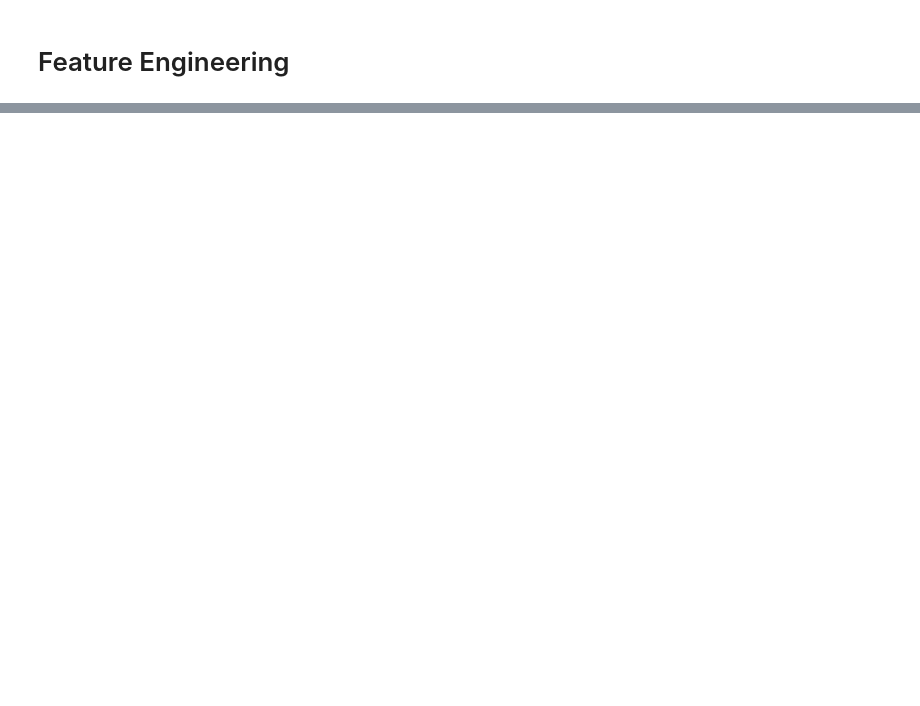
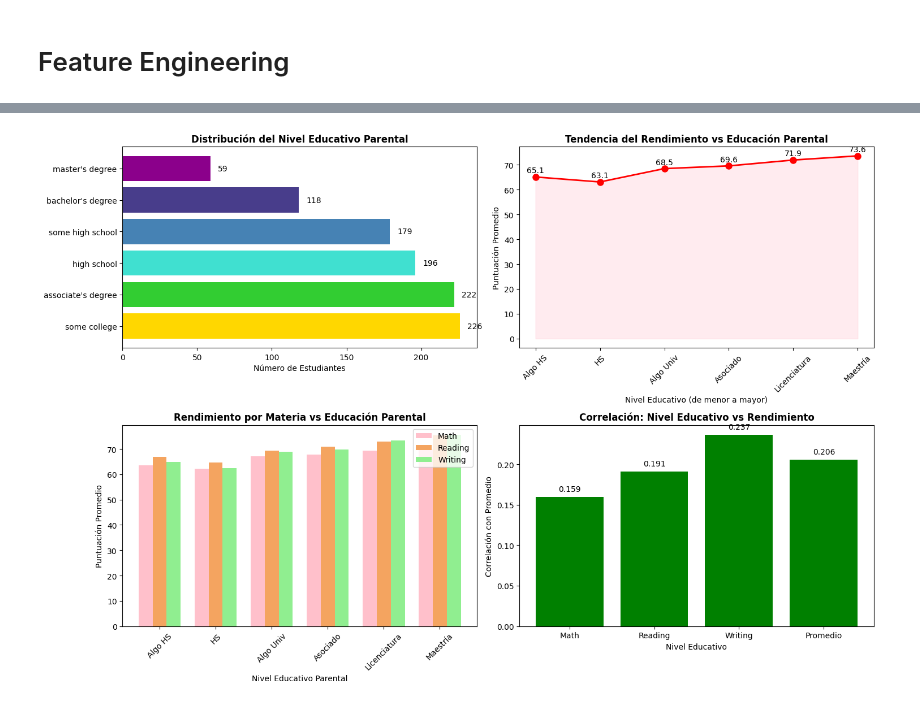
Before and after one commit to Brayan8Ch/-proyectodg, a Jupyter notebook: challenge_dg_v1.ipynb, the cells around one changed output, grey strips where cells are left out. Saved outputs shown, nothing was run; the diff lists cells and outputs as text; code cells hidden in the pictures; blank space fills up the shorter version.

```diff
--- a/challenge_dg_v1.ipynb
+++ b/challenge_dg_v1.ipynb
@@ -225,0 +331,63 @@ print(df.head())
+# %%
+# Análisis del Nivel Educativo Parental y su Impacto en el Rendimiento
+fig, ((ax1, ax2), (ax3, ax4)) = plt.subplots(2, 2, figsize=(15, 10))
+
+# 1. Distribución del Nivel Educativo Parental
+edu_counts = df['parental level of education'].value_counts()
+colors1 = ['#FFD700', '#32CD32', '#40E0D0', '#4682B4', '#483D8B', '#8B008B']
+bars1 = ax1.barh(edu_counts.index, edu_counts.values, color=colors1)
+ax1.set_title('Distribución del Nivel Educativo Parental', fontweight='bold')
+ax1.set_xlabel('Número de Estudiantes')
+for i, v in enumerate(edu_counts.values):
+    ax1.text(v + 5, i, str(v), va='center')
+
+# 2. Tendencia del Rendimiento vs Educación Parental
+edu_order = ['some high school', 'high school', 'some college', 'associate\'s degree', 'bachelor\'s degree', 'master\'s degree']
+avg_by_edu = df.groupby('parental level of education')['avg_score'].mean().reindex(edu_order)
+ax2.plot(range(len(avg_by_edu)), avg_by_edu.values, 'ro-', linewidth=2, markersize=8, color='red')
+ax2.fill_between(range(len(avg_by_edu)), avg_by_edu.values, alpha=0.3, color='pink')
+ax2.set_title('Tendencia del Rendimiento vs Educación Parental', fontweight='bold')
+ax2.set_xlabel('Nivel Educativo (de menor a mayor)')
+ax2.set_ylabel('Puntuación Promedio')
+ax2.set_xticks(range(len(avg_by_edu)))
+ax2.set_xticklabels(['Algo HS', 'HS', 'Algo Univ', 'Asociado', 'Licenciatura', 'Maestría'], rotation=45)
+for i, v in enumerate(avg_by_edu.values):
+    ax2.text(i, v + 1, f'{v:.1f}', ha='center', va='bottom')
+
+# 3. Rendimiento por Materia vs Educación Parental
+subjects = ['math score', 'reading score', 'writing score']
+colors3 = ['#FFC0CB', '#F4A460', '#90EE90']
+x_pos = np.arange(len(edu_order))
+width = 0.25
+for i, subject in enumerate(subjects):
+    scores_by_edu = df.groupby('parental level of education')[subject].mean().reindex(edu_order)
+    ax3.bar(x_pos + i*width, scores_by_edu.values, width, label=subject.split()[0].title(), color=colors3[i])
+ax3.set_title('Rendimiento por Materia vs Educación Parental', fontweight='bold')
+ax3.set_xlabel('Nivel Educativo Parental')
+ax3.set_ylabel('Puntuación Promedio')
+ax3.set_xticks(x_pos + width)
+ax3.set_xticklabels(['Algo HS', 'HS', 'Algo Univ', 'Asociado', 'Licenciatura', 'Maestría'], rotation=45)
+ax3.legend()
+
+# 4. Correlación: Nivel Educativo vs Rendimiento
+edu_numeric = df['parental level of education'].map({
+    'some high school': 1, 'high school': 2, 'some college': 3,
+    'associate\'s degree': 4, 'bachelor\'s degree': 5, 'master\'s degree': 6
+})
+correlations = [edu_numeric.corr(df[subject]) for subject in subjects + ['avg_score']]
+labels = ['Math', 'Reading', 'Writing', 'Promedio']
+colors4 = ['green' if c > 0 else 'red' for c in correlations]
+bars4 = ax4.bar(labels, correlations, color=colors4)
+ax4.set_title('Correlación: Nivel Educativo vs Rendimiento', fontweight='bold')
+ax4.set_ylabel('Correlación con Promedio')
+ax4.set_xlabel('Nivel Educativo')
+ax4.axhline(y=0, color='black', linestyle='-', linewidth=0.8)
+for bar, corr in zip(bars4, correlations):
+    height = bar.get_height()
+    ax4.text(bar.get_x() + bar.get_width()/2., height + (0.005 if height > 0 else -0.015),
+             f'{corr:.3f}', ha='center', va='bottom' if height > 0 else 'top')
+
+plt.tight_layout()
+plt.show()
+# %% [output]
+[figure, added]
```
Also changed, not shown: parts of 8 cells of this notebook.
